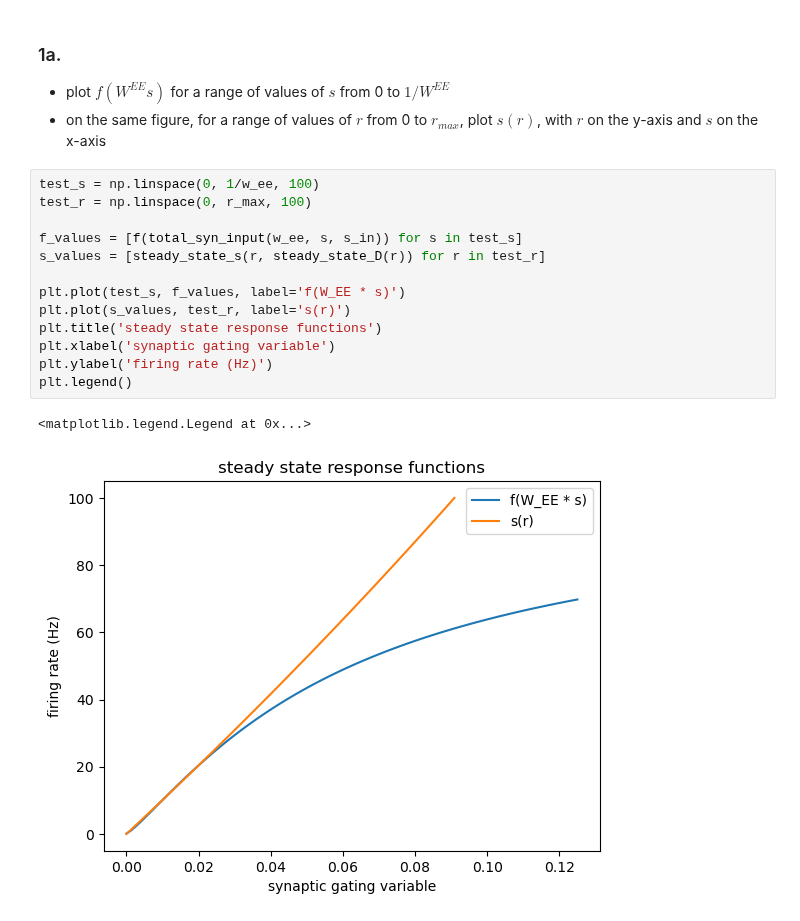
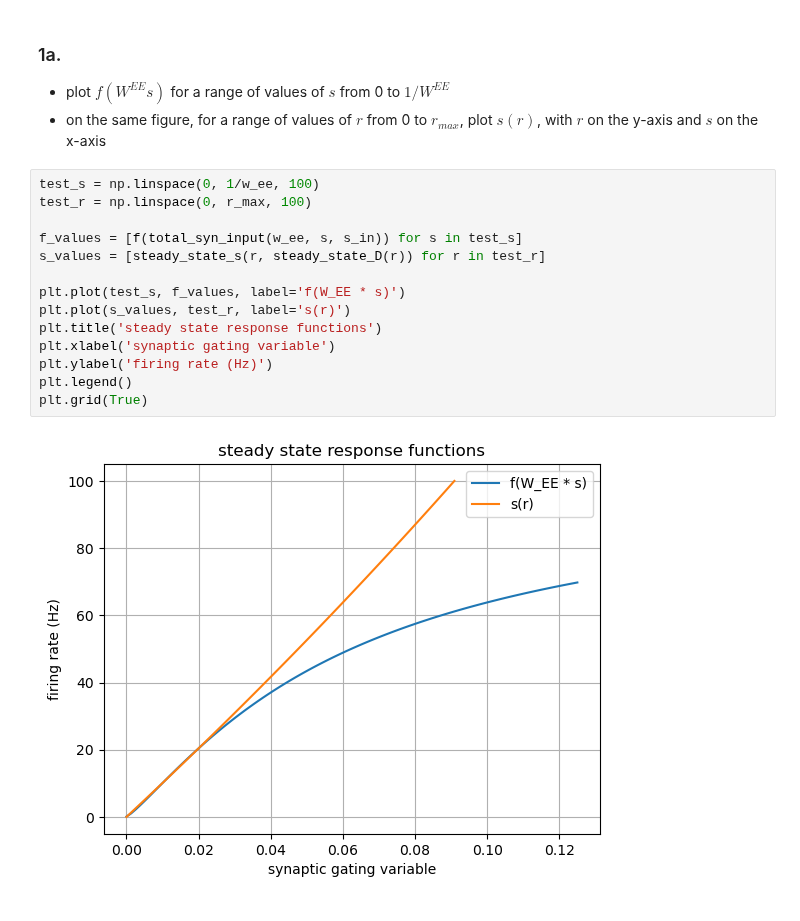
Before and after one commit to polsen99/intro_comp_neuro, a Jupyter notebook: tutorial 6.1 - bistability and oscillations in a firing-rate model with feedback.ipynb, the cells around one changed output. Saved outputs shown, nothing was run; the diff lists cells and outputs as text.

```diff
--- a/tutorial 6.1 - bistability and oscillations in a firing-rate model with feedback.ipynb
+++ b/tutorial 6.1 - bistability and oscillations in a firing-rate model with feedback.ipynb
@@ -112,16 +112,16 @@ s_in = 0
 # %%
 test_s = np.linspace(0, 1/w_ee, 100)
 test_r = np.linspace(0, r_max, 100)
 
 f_values = [f(total_syn_input(w_ee, s, s_in)) for s in test_s]
 s_values = [steady_state_s(r, steady_state_D(r)) for r in test_r]
 
 plt.plot(test_s, f_values, label='f(W_EE * s)')
 plt.plot(s_values, test_r, label='s(r)')
 plt.title('steady state response functions')
 plt.xlabel('synaptic gating variable')
 plt.ylabel('firing rate (Hz)')
 plt.legend()
+plt.grid(True)
 # %% [output]
-<matplotlib.legend.Legend at 0x...>
-[figure, old version]
+[figure, new version]
```
Also changed, not shown: parts of 2 cells of this notebook.
